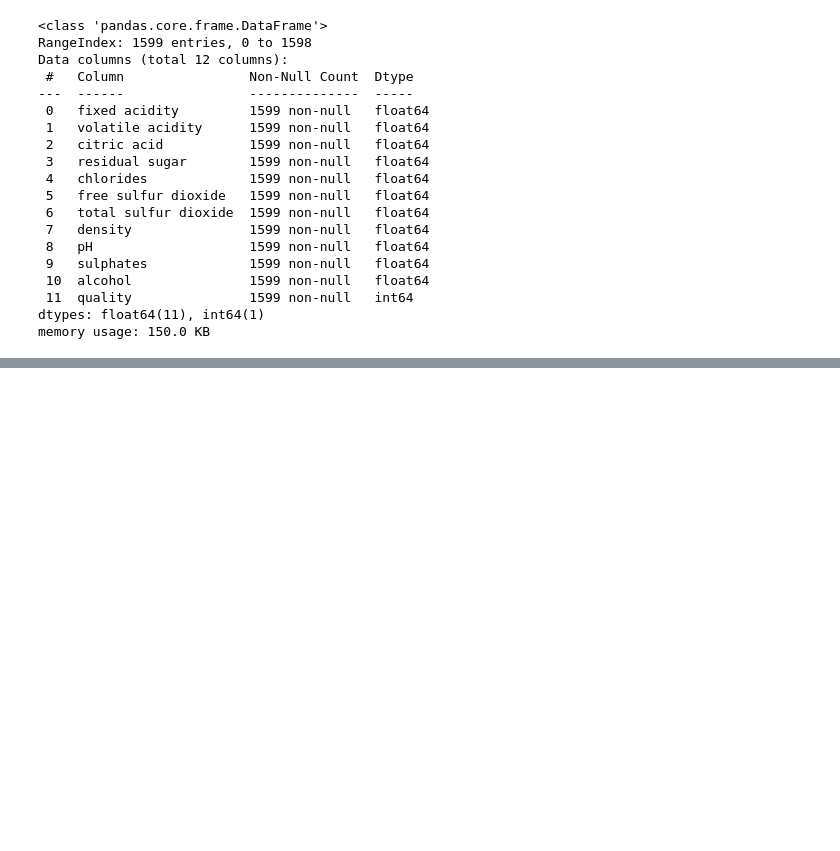
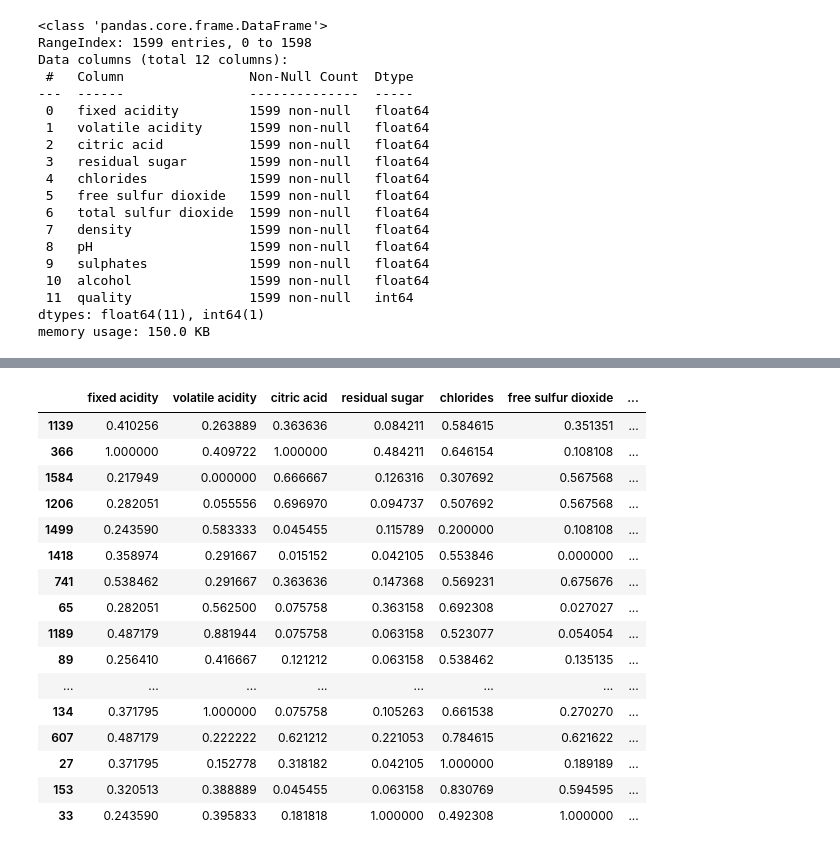
Before and after one commit to BarbosaRicardo/CST383_Data_Science, a Jupyter notebook: Week5/Labs/lab4.ipynb, the cells around one changed output, grey strips where cells are left out. Cells and saved outputs as stored; diff of their text form; code cells hidden in the pictures; blank space fills up the shorter version.

```diff
--- a/Week5/Labs/lab4.ipynb
+++ b/Week5/Labs/lab4.ipynb
@@ -78,4 +110,24 @@ df
 # %%
 # 6. Scale the data again using unit-interval normalization.  Scale the original small data set, not the version you just normalized.
+unit_norm = (df - df.min()) / (df.max() - df.min())
+unit_norm
+# %% [output]
+|  | fixed acidity | volatile acidity | citric acid | residual sugar | chlorides | free sulfur dioxide | ... |
+| 1139 | 0.410256 | 0.263889 | 0.363636 | 0.084211 | 0.584615 | 0.351351 | ... |
+| 366 | 1.000000 | 0.409722 | 1.000000 | 0.484211 | 0.646154 | 0.108108 | ... |
+| 1584 | 0.217949 | 0.000000 | 0.666667 | 0.126316 | 0.307692 | 0.567568 | ... |
+| 1206 | 0.282051 | 0.055556 | 0.696970 | 0.094737 | 0.507692 | 0.567568 | ... |
+| 1499 | 0.243590 | 0.583333 | 0.045455 | 0.115789 | 0.200000 | 0.108108 | ... |
+| 1418 | 0.358974 | 0.291667 | 0.015152 | 0.042105 | 0.553846 | 0.000000 | ... |
+| 741 | 0.538462 | 0.291667 | 0.363636 | 0.147368 | 0.569231 | 0.675676 | ... |
+| 65 | 0.282051 | 0.562500 | 0.075758 | 0.363158 | 0.692308 | 0.027027 | ... |
+| 1189 | 0.487179 | 0.881944 | 0.075758 | 0.063158 | 0.523077 | 0.054054 | ... |
+| 89 | 0.256410 | 0.416667 | 0.121212 | 0.063158 | 0.538462 | 0.135135 | ... |
+| ... | ... | ... | ... | ... | ... | ... | ... |
+| 134 | 0.371795 | 1.000000 | 0.075758 | 0.105263 | 0.661538 | 0.270270 | ... |
+| 607 | 0.487179 | 0.222222 | 0.621212 | 0.221053 | 0.784615 | 0.621622 | ... |
+| 27 | 0.371795 | 0.152778 | 0.318182 | 0.042105 | 1.000000 | 0.189189 | ... |
+| 153 | 0.320513 | 0.388889 | 0.045455 | 0.063158 | 0.830769 | 0.594595 | ... |
+| 33 | 0.243590 | 0.395833 | 0.181818 | 1.000000 | 0.492308 | 1.000000 | ... |
 # %%
 # 7. Again, find the column mins and maxes.  Did you get what you expected?
```
Also changed, not shown: parts of 11 cells of this notebook.
